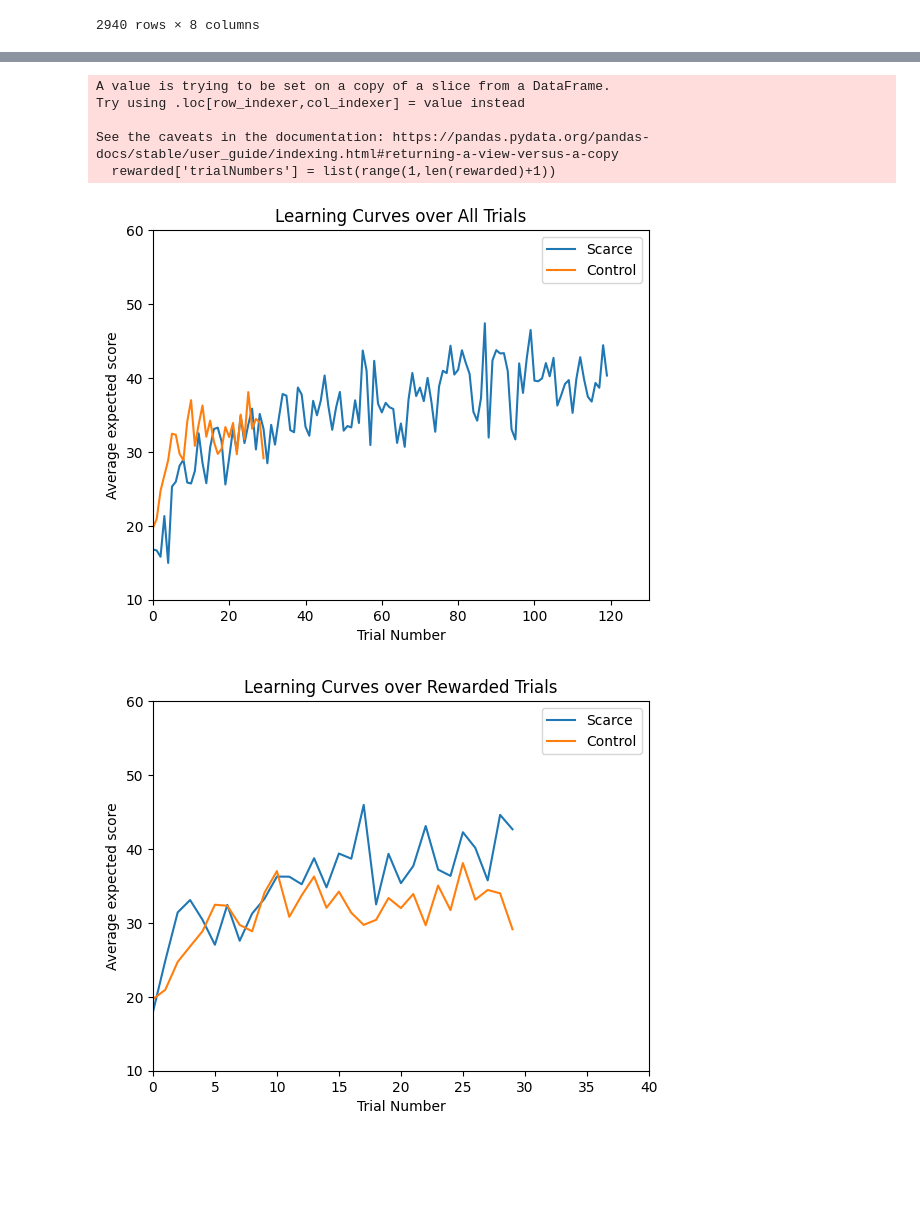
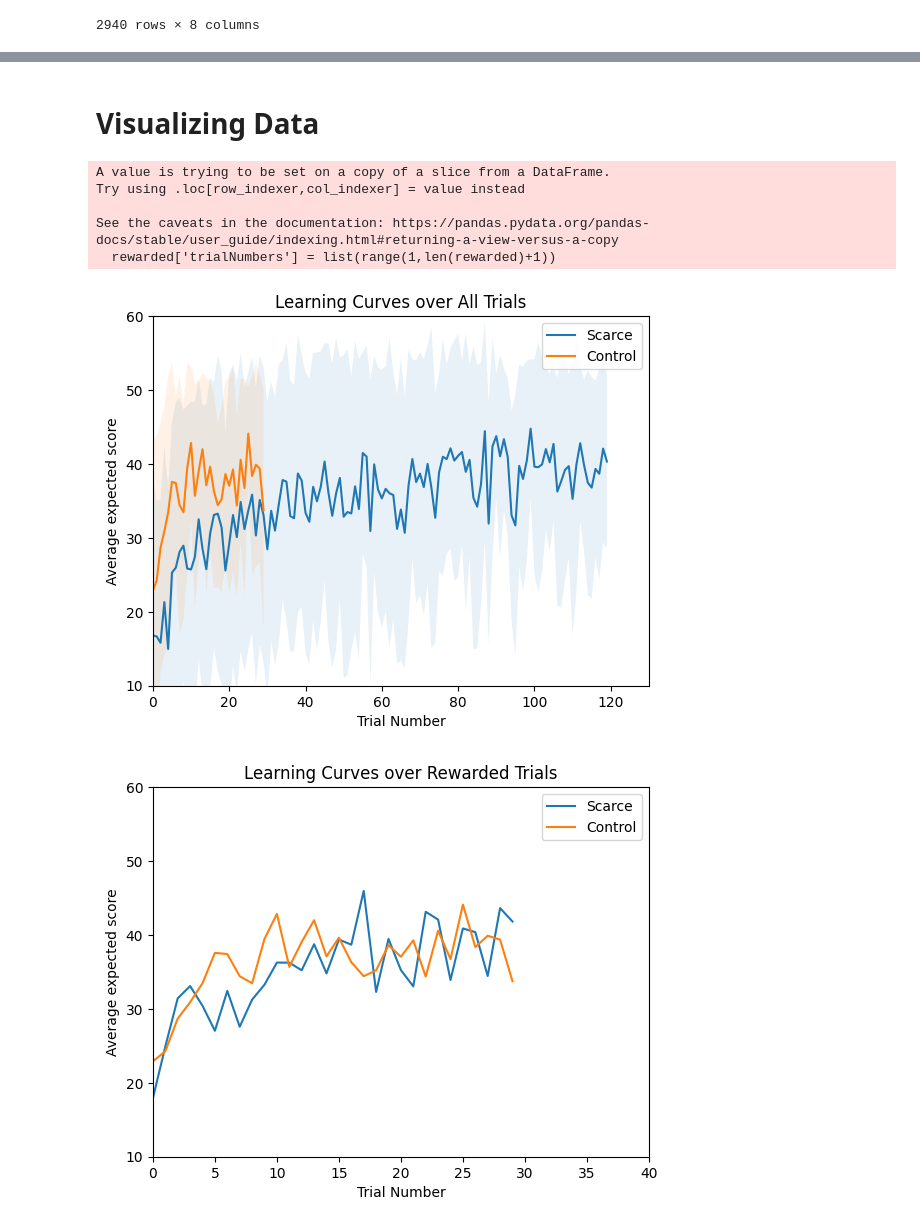
Before and after one commit to srinidhisrinivas/mcl-scarcity-mouselab, a Jupyter notebook: analysis/Data Analysis.ipynb, the cells around one changed output, grey strips where cells are left out. Drawn from its saved outputs; the diff is of its cells as text; code cells hidden in the pictures; blank space fills up the shorter version.

```diff
--- a/analysis/Data Analysis.ipynb
+++ b/analysis/Data Analysis.ipynb
@@ -297,29 +299,30 @@ included
 # %%
 # Removing outliers
 
-# For each participant?
+# Excluding participants who have average final/expected scores further than 2.5 deviations from mean
 
-outliers_excluded_part = pd.DataFrame(columns=all_trials_df.columns)
-for worker in np.unique(all_trials_df.workerId):
-    workerRows = all_trials_df.loc[all_trials_df.workerId == worker].reset_index(drop=True)
-    included = workerRows[(np.abs(scipy.stats.zscore(workerRows.expectedScores)) < 3)]
-    outliers_excluded_part = pd.concat([outliers_excluded_part,included], ignore_index=True)
 
+average_scores = all_trials_df.groupby("workerId").mean()
+excluded_parts = average_scores[np.abs(scipy.stats.zscore(average_scores.expectedScores)) > 2.5]
+included_parts = average_scores[np.abs(scipy.stats.zscore(average_scores.expectedScores)) <= 2.5]
+print("Number of participants excluded: {0} ({1:0.2f}%)".format(len(excluded_parts), 100*len(excluded_parts)/(len(excluded_parts) + len(included_parts))))
+included_part_IDs = list(included_parts.index)
+outliers_excluded_part = all_trials_df.loc[all_trials_df.workerId.isin(included_part_IDs)].reset_index(drop=True)
 outliers_excluded_part['trialNumbers'] = outliers_excluded_part['trialNumbers'].astype('int64')
 outliers_excluded_part['scarce'] = outliers_excluded_part['scarce'].astype('int64')
 outliers_excluded_part['numRewardedTrials'] = outliers_excluded_part['numRewardedTrials'].astype('int64')
 outliers_excluded_part['numUnrewardedTrials'] = outliers_excluded_part['numUnrewardedTrials'].astype('int64')
 
-# For each trial?
+# Excluding the trials of participants that had a significantly low score
 
-outliers_excluded_trial = pd.DataFrame(columns=all_trials_df.columns)
-for trial in np.unique(all_trials_df.trialNumbers):
-    trialRowsScarce = all_trials_df.loc[(all_trials_df.trialNumbers == trial) & (all_trials_df.scarce == 1)].reset_index(drop=True)
+outliers_excluded_trial = pd.DataFrame(columns=outliers_excluded_part.columns)
+for trial in np.unique(outliers_excluded_part.trialNumbers):
+    trialRowsScarce = outliers_excluded_part.loc[(outliers_excluded_part.trialNumbers == trial) & (outliers_excluded_part.scarce == 1)].reset_index(drop=True)
     included = trialRowsScarce[(np.abs(scipy.stats.zscore(trialRowsScarce.expectedScores)) < 3)]
     outliers_excluded_trial = pd.concat([outliers_excluded_trial,included], ignore_index=True)
 
     if trial <= 30:
-        trialRowsControl = all_trials_df.loc[(all_trials_df.trialNumbers == trial) & (all_trials_df.scarce == 0)].reset_index(drop=True)
+        trialRowsControl = outliers_excluded_part.loc[(outliers_excluded_part.trialNumbers == trial) & (outliers_excluded_part.scarce == 0)].reset_index(drop=True)
         included = trialRowsControl[(np.abs(scipy.stats.zscore(trialRowsControl.expectedScores)) < 3)]
         outliers_excluded_trial = pd.concat([outliers_excluded_trial,included], ignore_index=True)
 
@@ -328,9 +331,6 @@ outliers_excluded_trial['scarce'] = outliers_excluded_trial['scarce'].astype('in
 outliers_excluded_trial['numRewardedTrials'] = outliers_excluded_trial['numRewardedTrials'].astype('int64')
 outliers_excluded_trial['numUnrewardedTrials'] = outliers_excluded_trial['numUnrewardedTrials'].astype('int64')
 
-# Overall?
-
-outliers_excluded = all_trials_df[(np.abs(scipy.stats.zscore(all_trials_df.expectedScores)) < 3)]
-
-outliers_excluded_trial
+print("Number of trials excluded after participant exclusion: {0} ({1:0.2f}%)".format(len(outliers_excluded_part)-len(outliers_excluded_trial), 100-100*len(outliers_excluded_trial)/(len(outliers_excluded_part))))
+print("Number of total trials excluded: {0} ({1:0.2f}%)".format(len(all_trials_df)-len(outliers_excluded_trial), 100-100*len(outliers_excluded_trial)/(len(all_trials_df))))
 # %% [output]
@@ -350,12 +356,21 @@ outliers_excluded_trial
+# %%
+# Data to use for the remainder of the analysis
+
+filtered_data = outliers_excluded_part
+# %% [markdown]
+# Visualizing Data
 # %%
 # Plotting mean expected score vs. trial number for each condition
 
-data_to_copy = outliers_excluded_trial.copy() # all_trials_df, outliers_excluded, or outliers_excluded_part
+data_to_copy = filtered_data.copy() # all_trials_df, outliers_excluded, or outliers_excluded_part
 
 # Taking the mean expected score over all trials
 scarce_data_all = np.array(data_to_copy.loc[data_to_copy.scarce == 1].groupby('trialNumbers').mean()["expectedScores"])
+scarce_data_all_sd = np.array(data_to_copy.loc[data_to_copy.scarce == 1].groupby('trialNumbers').std()["expectedScores"])
 control_data = np.array(data_to_copy.loc[data_to_copy.scarce == 0].groupby('trialNumbers').mean()["expectedScores"])
+control_data_sd = np.array(data_to_copy.loc[data_to_copy.scarce == 0].groupby('trialNumbers').std()["expectedScores"])
 scarce_data_first_30 = scarce_data_all[0:30]
+scarce_data_first_30_sd = scarce_data_all_sd[0:30]
 
 # Taking only the rewarded trials in the scarce condition
 rewarded_trials_df = pd.DataFrame(columns=data_to_copy.columns)
@@ -371,11 +386,14 @@ rewarded_trials_df['numRewardedTrials'] = rewarded_trials_df['numRewardedTrials'
 rewarded_trials_df['numUnrewardedTrials'] = rewarded_trials_df['numUnrewardedTrials'].astype("int64")
 rewarded_trials_df['rewardsWithheld'] = rewarded_trials_df['rewardsWithheld'].astype("boolean")
 scarce_data_rewarded = np.array(rewarded_trials_df.groupby('trialNumbers').mean()["expectedScores"])
+scarce_data_rewarded_sd = np.array(rewarded_trials_df.groupby('trialNumbers').std()["expectedScores"])
 
 plt.figure()
 plt.title("Learning Curves over All Trials")
 plt.plot(list(range(len(scarce_data_all))), scarce_data_all, label="Scarce")
+plt.fill_between(list(range(len(scarce_data_all))), scarce_data_all + scarce_data_all_sd, scarce_data_all - scarce_data_all_sd, alpha=0.1)
 plt.plot(list(range(len(control_data))), control_data, label="Control")
+plt.fill_between(list(range(len(control_data))), control_data + control_data_sd, control_data - control_data_sd, alpha=0.1)
 plt.legend()
 plt.ylim([10,60])
 plt.xlim([0, 130])
@@ -383,32 +401,32 @@ plt.xlabel("Trial Number")
 plt.ylabel("Average expected score")
 plt.show()
 
 plt.figure()
 plt.title("Learning Curves over Rewarded Trials")
 plt.plot(list(range(len(scarce_data_rewarded))), scarce_data_rewarded, label="Scarce")
 plt.plot(list(range(len(control_data))), control_data, label="Control")
 plt.legend()
 plt.ylim([10,60])
 plt.xlim([0, 40])
 plt.xlabel("Trial Number")
 plt.ylabel("Average expected score")
 plt.show()
 
 plt.figure()
 plt.title("Learning Curves over First 30 trials")
 plt.plot(list(range(len(scarce_data_first_30))), scarce_data_first_30, label="Scarce")
 plt.plot(list(range(len(control_data))), control_data, label="Control")
 plt.legend()
 plt.ylim([10,60])
 plt.xlim([0, 40])
 plt.xlabel("Trial Number")
 plt.ylabel("Average expected score")
 plt.show()
 # %% [output]
 A value is trying to be set on a copy of a slice from a DataFrame.
 Try using .loc[row_indexer,col_indexer] = value instead
 
 See the caveats in the documentation: https://pandas.pydata.org/pandas-docs/stable/user_guide/indexing.html#returning-a-view-versus-a-copy
   rewarded['trialNumbers'] = list(range(1,len(rewarded)+1))
-[figure, old version]
+[figure, new version]
-[figure, old version]
+[figure, new version]
```
Also changed, not shown: parts of 55 cells of this notebook, 4 other files.
